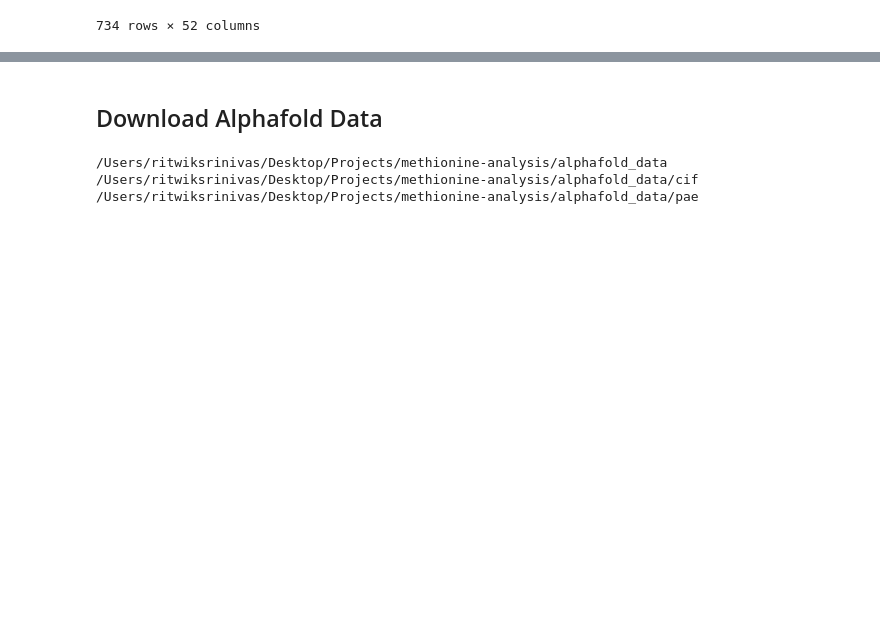
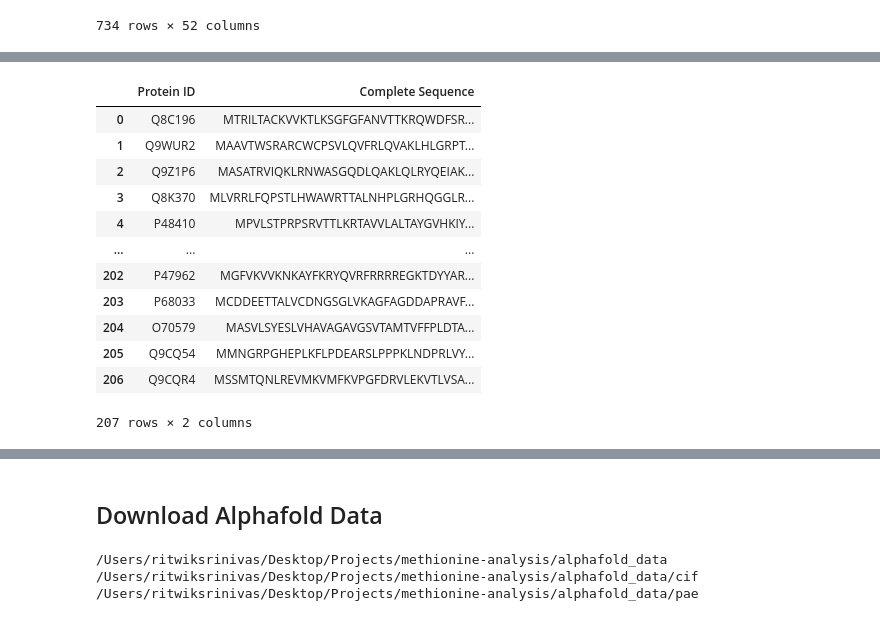
Before and after one commit to ritster/methionine-analysis, a Jupyter notebook: jayde_og/ritwik-datagen-jayde.ipynb, the cells around one changed output, grey strips where cells are left out. Drawn from its saved outputs; the diff is of its cells as text; code cells hidden in the pictures; blank space fills up the shorter version.

Commit message:
updated pathing for datagen-jayde

```diff
--- a/jayde_og/ritwik-datagen-jayde.ipynb
+++ b/jayde_og/ritwik-datagen-jayde.ipynb
@@ -35,0 +29,10 @@ print(datasets_path)
+# %%
+# set correct pathing
+curr_dir_path_str = "./"
+curr_dir_path = os.path.abspath(curr_dir_path_str)
+
+global_data_path_str = "../global_data"
+global_data_path = os.path.abspath(global_data_path_str)
+
+print("Current Directory: " + curr_dir_path)
+print("global_data Directory: " + global_data_path)
@@ -138,0 +183,20 @@ def get_full_protein_seq(cID):
+# %%
+path = os.path.join(global_data_path, "uniprotID_to_complete_sequence_mapping.csv")
+unique_IDs_to_sequence_df = pd.read_csv(path)
+unique_IDs_to_sequence_df.set_index("Unnamed: 0", inplace=True)
+unique_IDs_to_sequence_df.index.name = None
+unique_IDs_to_sequence_df
+# %% [output]
+|  | Protein ID | Complete Sequence |
+| 0 | Q8C196 | MTRILTACKVVKTLKSGFGFANVTTKRQWDFSR... |
+| 1 | Q9WUR2 | MAAVTWSRARCWCPSVLQVFRLQVAKLHLGRPT... |
+| 2 | Q9Z1P6 | MASATRVIQKLRNWASGQDLQAKLQLRYQEIAK... |
+| 3 | Q8K370 | MLVRRLFQPSTLHWAWRTTALNHPLGRHQGGLR... |
+| 4 | P48410 | MPVLSTPRPSRVTTLKRTAVVLALTAYGVHKIY... |
+| ... | ... | ... |
+| 202 | P47962 | MGFVKVVKNKAYFKRYQVRFRRRREGKTDYYAR... |
+| 203 | P68033 | MCDDEETTALVCDNGSGLVKAGFAGDDAPRAVF... |
+| 204 | O70579 | MASVLSYESLVHAVAGAVGSVTAMTVFFPLDTA... |
+| 205 | Q9CQ54 | MMNGRPGHEPLKFLPDEARSLPPPKLNDPRLVY... |
+| 206 | Q9CQR4 | MSSMTQNLREVMKVMFKVPGFDRVLEKVTLVSA... |
+207 rows × 2 columns
```
Also changed, not shown: parts of 14 cells of this notebook, 1 other file.
